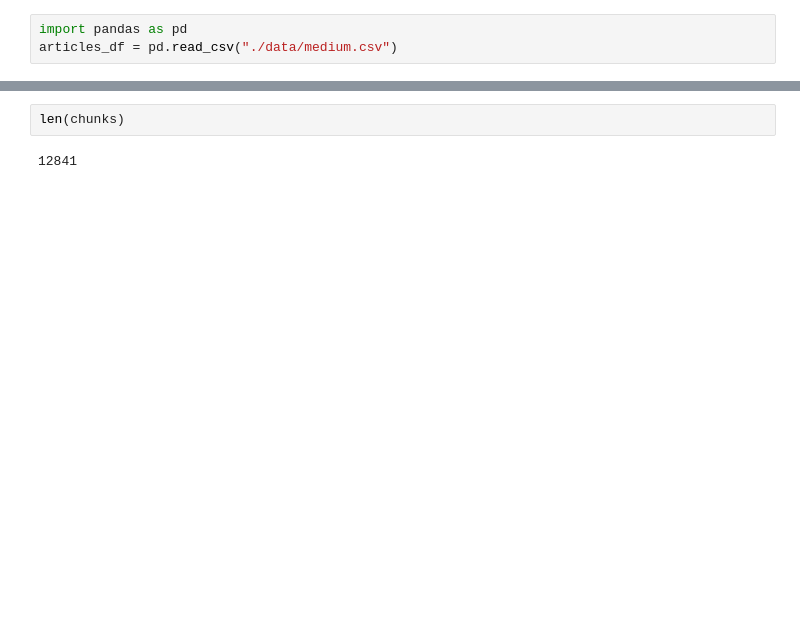
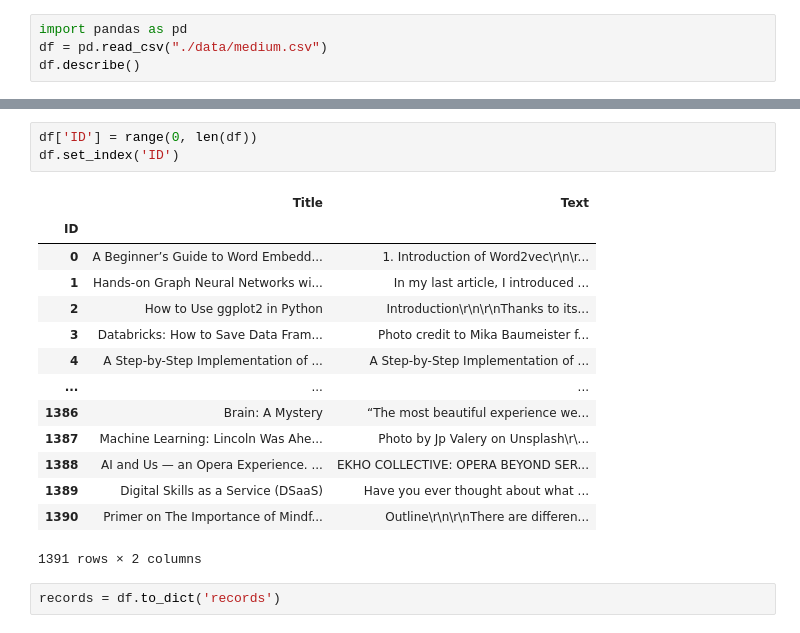
Before and after one commit to AgataGro/Article-Retrieval-System, a Jupyter notebook: notebooks/test.ipynb, the cells around one changed output, grey strips where cells are left out. Saved outputs shown, nothing was run; the diff lists cells and outputs as text; blank space fills up the shorter version.

```diff
--- a/notebooks/test.ipynb
+++ b/notebooks/test.ipynb
@@ -14,3 +12,4 @@ Changed the working directory to: c:\Users\agata\OneDrive\Pulpit\SOLVRO\RAG\Arti
 # %%
 import pandas as pd
-articles_df = pd.read_csv("./data/medium.csv")
+df = pd.read_csv("./data/medium.csv")
+df.describe()
@@ -45,4 +22,20 @@ chunks = [' '.join(sent_tokenize(article)[i:i+chunk_size]) for article in articl
-# %%
-len(chunks)
-# %% [output]
-12841
+# %%
+df['ID'] = range(0, len(df))
+df.set_index('ID')
+# %% [output]
+|  | Title | Text |
+| ID |  |  |
+| 0 | A Beginner’s Guide to Word Embedd... | 1. Introduction of Word2vec\r\n\r... |
+| 1 | Hands-on Graph Neural Networks wi... | In my last article, I introduced ... |
+| 2 | How to Use ggplot2 in Python | Introduction\r\n\r\nThanks to its... |
+| 3 | Databricks: How to Save Data Fram... | Photo credit to Mika Baumeister f... |
+| 4 | A Step-by-Step Implementation of ... | A Step-by-Step Implementation of ... |
+| ... | ... | ... |
+| 1386 | Brain: A Mystery | “The most beautiful experience we... |
+| 1387 | Machine Learning: Lincoln Was Ahe... | Photo by Jp Valery on Unsplash\r\... |
+| 1388 | AI and Us — an Opera Experience. ... | EKHO COLLECTIVE: OPERA BEYOND SER... |
+| 1389 | Digital Skills as a Service (DSaaS) | Have you ever thought about what ... |
+| 1390 | Primer on The Importance of Mindf... | Outline\r\n\r\nThere are differen... |
+1391 rows × 2 columns
+# %%
+records = df.to_dict('records')
```
Also changed, not shown: parts of 31 cells of this notebook, 2 other files.
